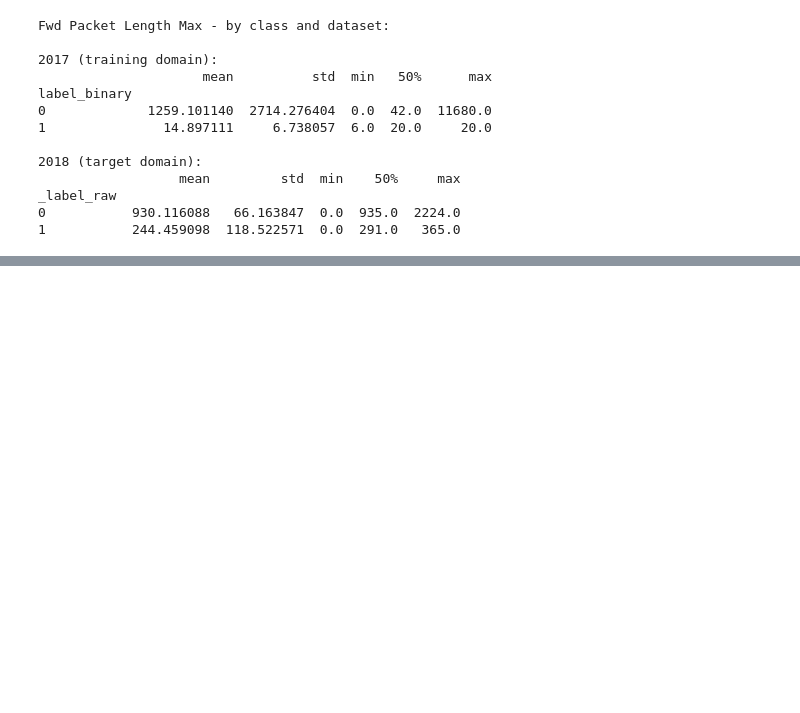
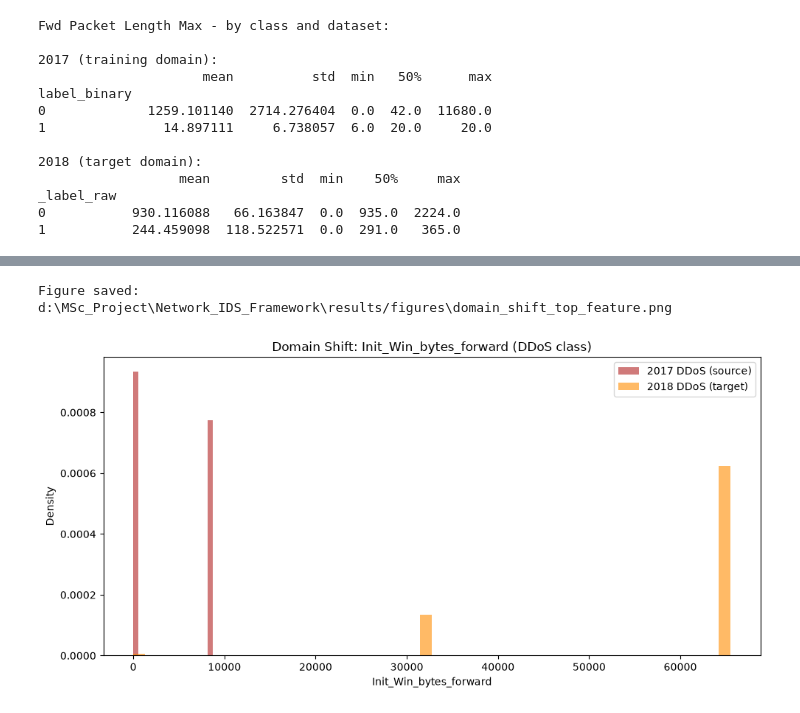
Before and after one commit to archaudhary-011/explainable-cross-dataset-nids, a Jupyter notebook: notebooks/11_cross_dataset_evaluation.ipynb, the cells around one changed output, grey strips where cells are left out. Drawn from its saved outputs; the diff is of its cells as text; code cells hidden in the pictures; blank space fills up the shorter version.

```diff
--- a/notebooks/11_cross_dataset_evaluation.ipynb
+++ b/notebooks/11_cross_dataset_evaluation.ipynb
@@ -130,0 +165,9 @@ _label_raw
+# %%
+#Cell 6 — same for DDoS class (the more important one for your discussion):
+X_2017_ddos = X_train_selected.loc[y_train == 1]
+X_2018_ddos = X_2018_clean.loc[y_2018_binary == 1]
+
+shift_report_ddos = compute_domain_shift_report(X_2017_ddos, X_2018_ddos)
+print_domain_shift_summary(shift_report_ddos)
+
+shift_report_ddos.to_csv(os.path.join(cfg["paths"]["reports_dir"], "domain_shift_ddos.csv"), index=False)
@@ -130,0 +194,21 @@ _label_raw
+# %%
+#Cell 7 — visualize the top-shifted feature's distribution side by side:
+import matplotlib.pyplot as plt
+
+top_feature = shift_report_ddos.iloc[0]["feature"]
+
+fig, ax = plt.subplots(figsize=(10, 5))
+ax.hist(X_2017_ddos[top_feature], bins=50, alpha=0.6, label="2017 DDoS (source)", density=True, color="firebrick")
+ax.hist(X_2018_ddos[top_feature], bins=50, alpha=0.6, label="2018 DDoS (target)", density=True, color="darkorange")
+ax.set_title(f"Domain Shift: {top_feature} (DDoS class)")
+ax.set_xlabel(top_feature)
+ax.set_ylabel("Density")
+ax.legend()
+plt.tight_layout()
+
+from src.utils import save_figure
+save_figure(fig, "domain_shift_top_feature.png", cfg)
+plt.show()
+# %% [output]
+Figure saved: d:\MSc_Project\Network_IDS_Framework\results/figures\domain_shift_top_feature.png
+[figure, added]
```
Also changed, not shown: parts of 2 cells of this notebook, 3 other files.
